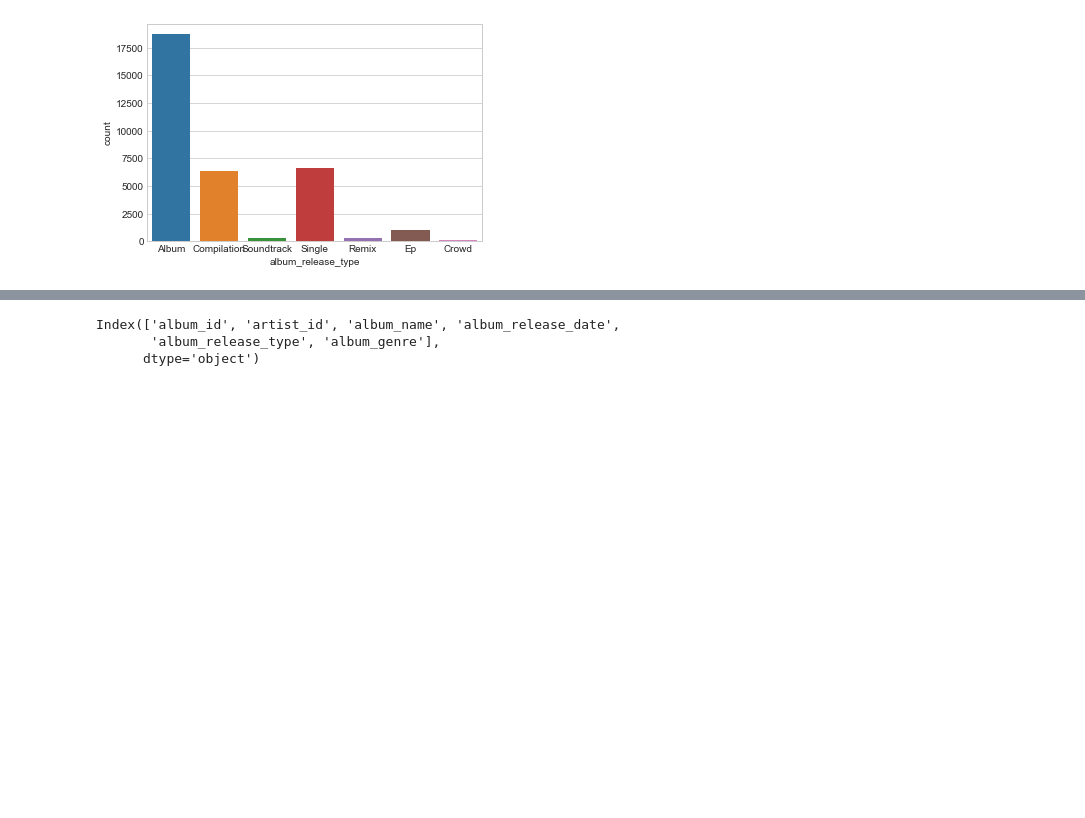
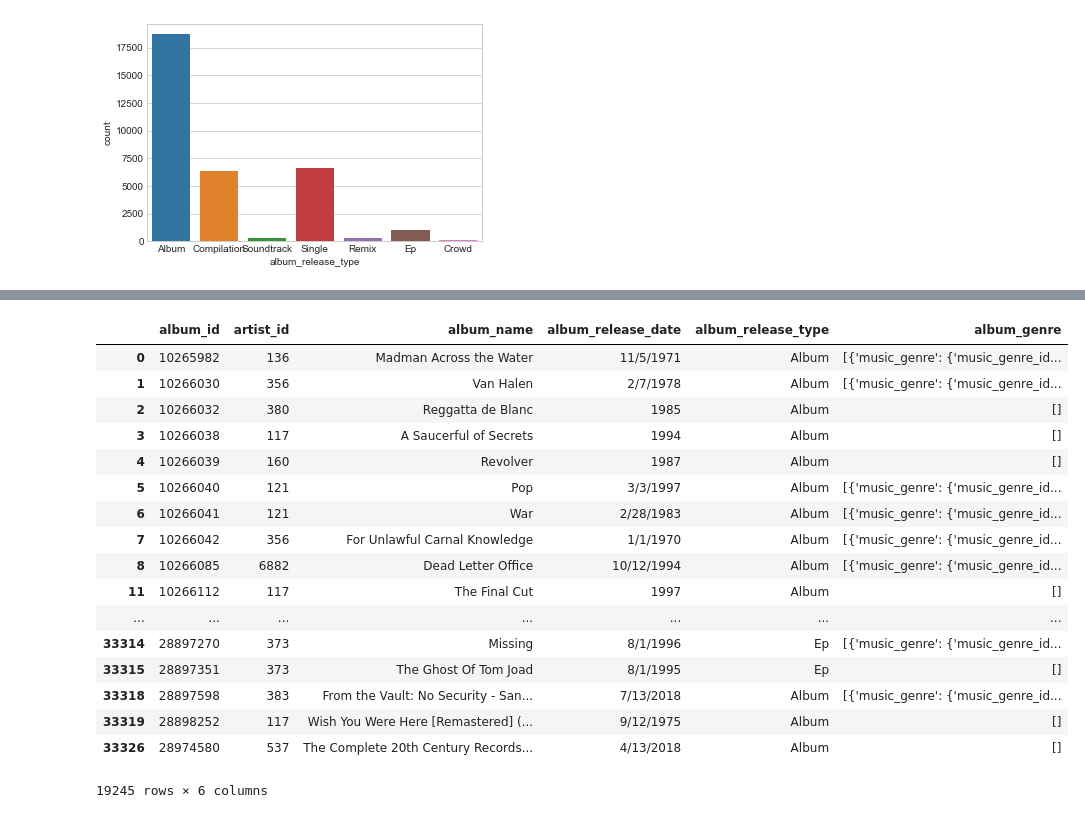
Before and after one commit to rkritika1508/Artist-vocabulary-comparison, a Jupyter notebook: Album-Data-Analysis.ipynb, the cells around one changed output, grey strips where cells are left out. Saved outputs shown, nothing was run; the diff lists cells and outputs as text; code cells hidden in the pictures; blank space fills up the shorter version.

```diff
--- a/Album-Data-Analysis.ipynb
+++ b/Album-Data-Analysis.ipynb
@@ -66,6 +71,21 @@ sns.countplot(x='album_release_type', data=album_data)
 # %%
-album_data.columns
+album_data
 # %% [output]
+|  | album_id | artist_id | album_name | album_release_date | album_release_type | album_genre |
+| 0 | 10265982 | 136 | Madman Across the Water | 11/5/1971 | Album | [{'music_genre': {'music_genre_id... |
+| 1 | 10266030 | 356 | Van Halen | 2/7/1978 | Album | [{'music_genre': {'music_genre_id... |
+| 2 | 10266032 | 380 | Reggatta de Blanc | 1985 | Album | [] |
+| 3 | 10266038 | 117 | A Saucerful of Secrets | 1994 | Album | [] |
+| 4 | 10266039 | 160 | Revolver | 1987 | Album | [] |
+| 5 | 10266040 | 121 | Pop | 3/3/1997 | Album | [{'music_genre': {'music_genre_id... |
+| 6 | 10266041 | 121 | War | 2/28/1983 | Album | [{'music_genre': {'music_genre_id... |
+| 7 | 10266042 | 356 | For Unlawful Carnal Knowledge | 1/1/1970 | Album | [{'music_genre': {'music_genre_id... |
+| 8 | 10266085 | 6882 | Dead Letter Office | 10/12/1994 | Album | [{'music_genre': {'music_genre_id... |
+| 11 | 10266112 | 117 | The Final Cut | 1997 | Album | [] |
+| ... | ... | ... | ... | ... | ... | ... |
+| 33314 | 28897270 | 373 | Missing | 8/1/1996 | Ep | [{'music_genre': {'music_genre_id... |
+| 33315 | 28897351 | 373 | The Ghost Of Tom Joad | 8/1/1995 | Ep | [] |
+| 33318 | 28897598 | 383 | From the Vault: No Security - San... | 7/13/2018 | Album | [{'music_genre': {'music_genre_id... |
+| 33319 | 28898252 | 117 | Wish You Were Here [Remastered] (... | 9/12/1975 | Album | [] |
+| 33326 | 28974580 | 537 | The Complete 20th Century Records... | 4/13/2018 | Album | [] |
-Index(['album_id', 'artist_id', 'album_name', 'album_release_date',
-       'album_release_type', 'album_genre'],
-      dtype='object')
+19245 rows × 6 columns
```
Also changed, not shown: parts of 10 cells of this notebook, 1 other file.
